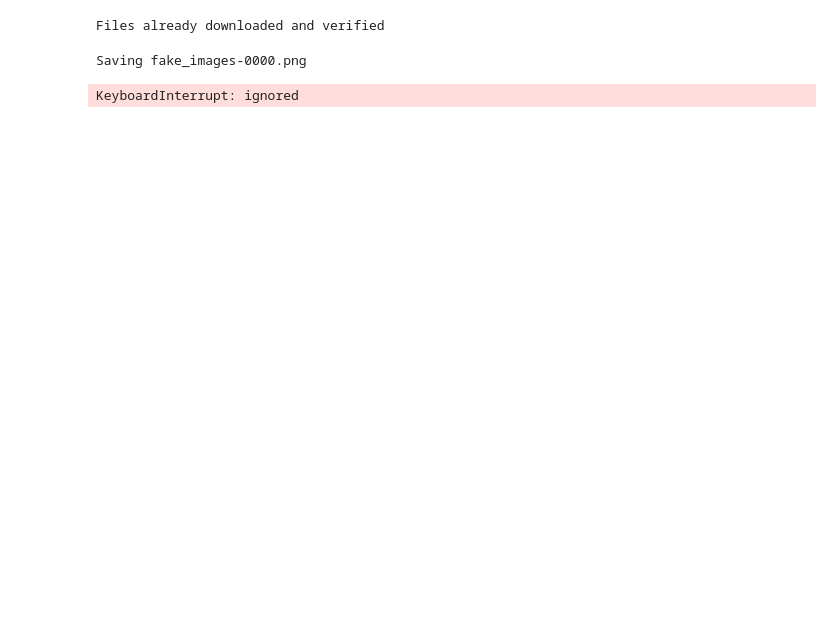
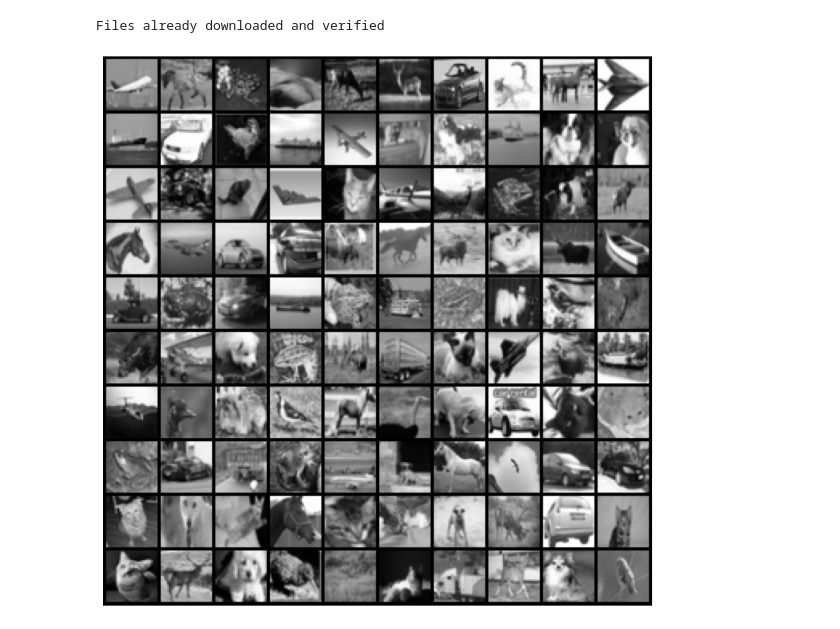
Before and after one commit to s-mostafa-a/pytorch_learning, a Jupyter notebook: simple_generative_adversarial_net/CIFAR10_GANs.ipynb, the cells around one changed output. Saved outputs shown, nothing was run; the diff lists cells and outputs as text; code cells hidden in the pictures; blank space fills up the shorter version.

```diff
--- a/simple_generative_adversarial_net/CIFAR10_GANs.ipynb
+++ b/simple_generative_adversarial_net/CIFAR10_GANs.ipynb
@@ -2,7 +2,6 @@
 <a href="https://colab.research.google.com/github/s-mostafa-a/pytorch_learning/blob/master/simple_generative_adversarial_net/CIFAR10_GANs.ipynb" target="_parent"><img src="https://colab.research.google.com/assets/colab-badge.svg" alt="Open In Colab"/></a>
 # %%
 %matplotlib inline
-
 import torch
 from torchvision.transforms import ToTensor, Normalize, Compose, Grayscale, RandomCrop, RandomHorizontalFlip, Normalize, ToPILImage
 from torchvision.datasets import CIFAR10
@@ -42,12 +41,12 @@ class Generator(nn.Module):
     self.device = device
   def forward(self, x):
     output = self.G(x)
-    output = torch.tensor((output + 1) * 255 / 2, dtype=torch.float32).to(self.device)
+    output = torch.tensor((output + 1) / 2, dtype=torch.float32).to(self.device)
     return output
 
 class CIFAR10_GANS:
     def __init__(self, dataset, image_size, device, num_epochs=50, loss_function=nn.BCELoss(), batch_size=100,
-                 hidden_size=2561, latent_size=64):
+                 hidden_size=11264, latent_size=64):
         self.device = device
         bare_data_loader = DataLoader(dataset, batch_size, shuffle=True)
         self.data_loader = DeviceDataLoader(bare_data_loader, device)
@@ -63,8 +62,8 @@ class CIFAR10_GANS:
             nn.Linear(hidden_size, 1),
             nn.Sigmoid())
         self.G = Generator(latent_size=latent_size, hidden_size=hidden_size, image_size=image_size, device=device)
-        self.d_optimizer = torch.optim.Adam(self.D.parameters(), lr=0.005)
-        self.g_optimizer = torch.optim.Adam(self.G.parameters(), lr=0.005)
+        self.d_optimizer = torch.optim.Adam(self.D.parameters(), lr=0.0005)
+        self.g_optimizer = torch.optim.Adam(self.G.parameters(), lr=0.0005)
         self.sample_dir = './../data/cifar_samples'
         if not os.path.exists(self.sample_dir):
             os.makedirs(self.sample_dir)
@@ -83,12 +82,14 @@ class CIFAR10_GANS:
         fake_labels = torch.zeros(self.batch_size, 1).to(self.device)
 
         outputs = self.D(images)
+        # d_loss_real = self.loss_function(outputs, real_labels)
         d_loss_real = self.loss_function(outputs, real_labels)
         real_score = outputs
 
         new_sample_vectors = torch.randn(self.batch_size, self.latent_size).to(self.device)
         fake_images = self.G(new_sample_vectors)
         outputs = self.D(fake_images)
+        # d_loss_fake = self.loss_function(outputs, fake_labels)
         d_loss_fake = self.loss_function(outputs, fake_labels)
         fake_score = outputs
 
@@ -103,8 +104,8 @@ class CIFAR10_GANS:
         new_sample_vectors = torch.randn(self.batch_size, self.latent_size).to(self.device)
         fake_images = self.G(new_sample_vectors)
         labels = torch.ones(self.batch_size, 1).to(self.device)
+        # g_loss = self.loss_function(self.D(fake_images), labels)
         g_loss = self.loss_function(self.D(fake_images), labels)
-
         self.reset_grad()
         g_loss.backward()
         self.g_optimizer.step()
@@ -117,46 +118,43 @@ class CIFAR10_GANS:
         fake_fname = 'fake_images-{0:0=4d}.png'.format(index)
         print('Saving', fake_fname)
         save_image(fake_images, os.path.join(self.sample_dir, fake_fname),
-                   nrow=10)
+                   nrow=10, )
 
     def run(self):
         total_step = len(self.data_loader)
         d_losses, g_losses, real_scores, fake_scores = [], [], [], []
 
         for epoch in range(self.num_epochs):
             for i, (images, _) in enumerate(self.data_loader):
                 images = images.reshape(self.batch_size, -1)
 
                 d_loss, real_score, fake_score = self.train_discriminator(images)
                 g_loss, fake_images = self.train_generator()
 
                 if (i + 1) % 500 == 0:
                     d_losses.append(d_loss.item())
                     g_losses.append(g_loss.item())
                     real_scores.append(real_score.mean().item())
                     fake_scores.append(fake_score.mean().item())
                     print(f'''Epoch [{epoch}/{self.num_epochs}], Step [{i + 1}/{
                     total_step}], d_loss: {d_loss.item():.4f}, g_loss: {g_loss.item():.4f}, D(x): {
                     real_score.mean().item():.2f}, D(G(z)): {fake_score.mean().item():.2f}''')
             self.save_fake_images(epoch + 1)
 
 device = torch.device('cuda' if torch.cuda.is_available() else 'cpu')
 transforms = Compose([ToTensor(),
                       ToPILImage(),
                       Grayscale(),
                       ToTensor()])
 cifar = CIFAR10(root='./../data', train=True, download=True, transform=transforms)
 image_size = 1024
 
-# dl = DataLoader(cifar, batch_size=100, shuffle=True, num_workers=8, pin_memory=True)
-# for images, labels in dl:
-#   fig, ax = plt.subplots(figsize=(16, 16))
-#   ax.set_xticks([]); ax.set_yticks([])
-#   ax.imshow(make_grid(images[:100], 10).permute(1, 2, 0))
-#   break
-gans = CIFAR10_GANS(dataset=cifar, image_size=image_size, device=device)
-gans.run()
+dl = DataLoader(cifar, batch_size=100, shuffle=True, num_workers=8, pin_memory=True)
+for images, labels in dl:
+  fig, ax = plt.subplots(figsize=(16, 16))
+  ax.set_xticks([]); ax.set_yticks([])
+  ax.imshow(make_grid(images[:100], 10).permute(1, 2, 0))
+  break
 # %% [output]
 Files already downloaded and verified
-Saving fake_images-0000.png
-KeyboardInterrupt: ignored
+[figure, added]
```
Also changed, not shown: parts of 1 cell of this notebook.
